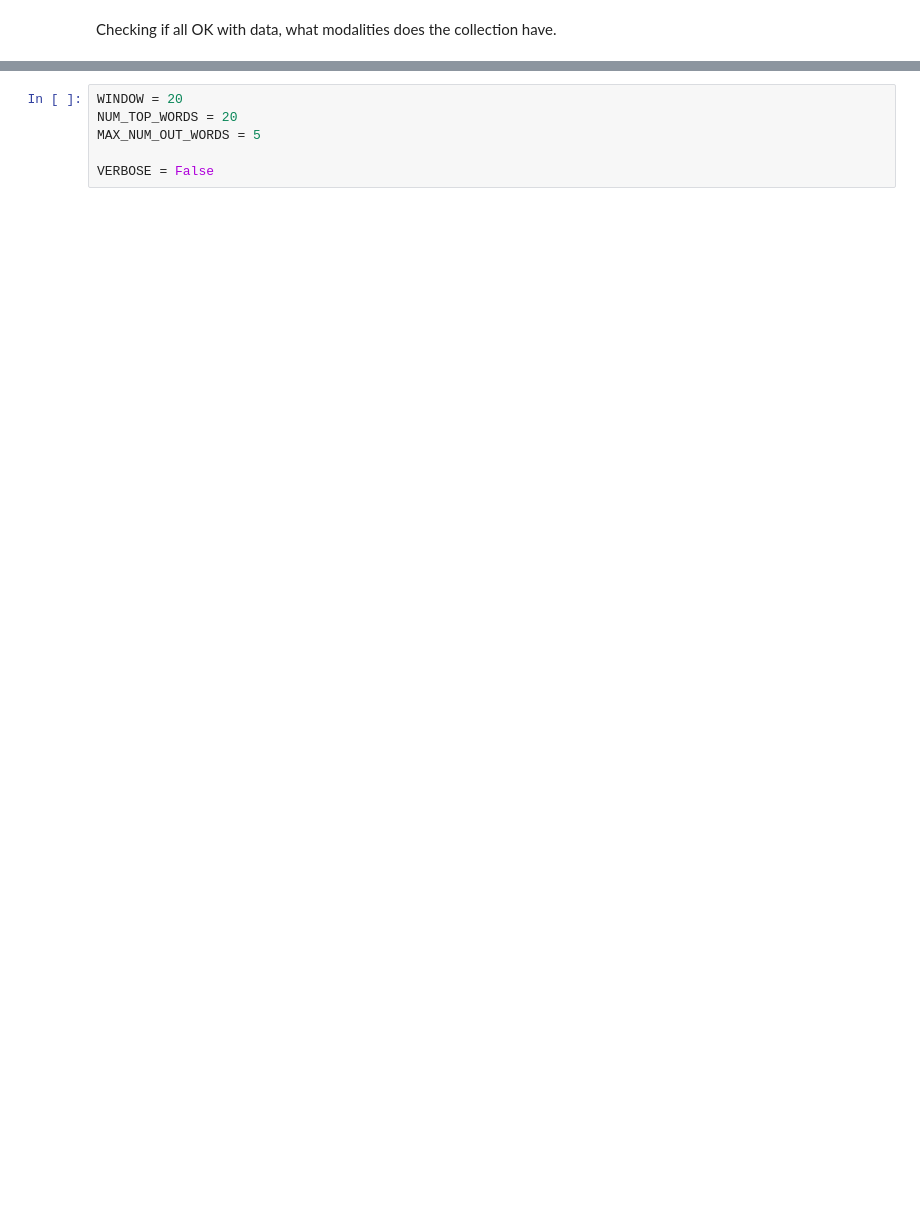
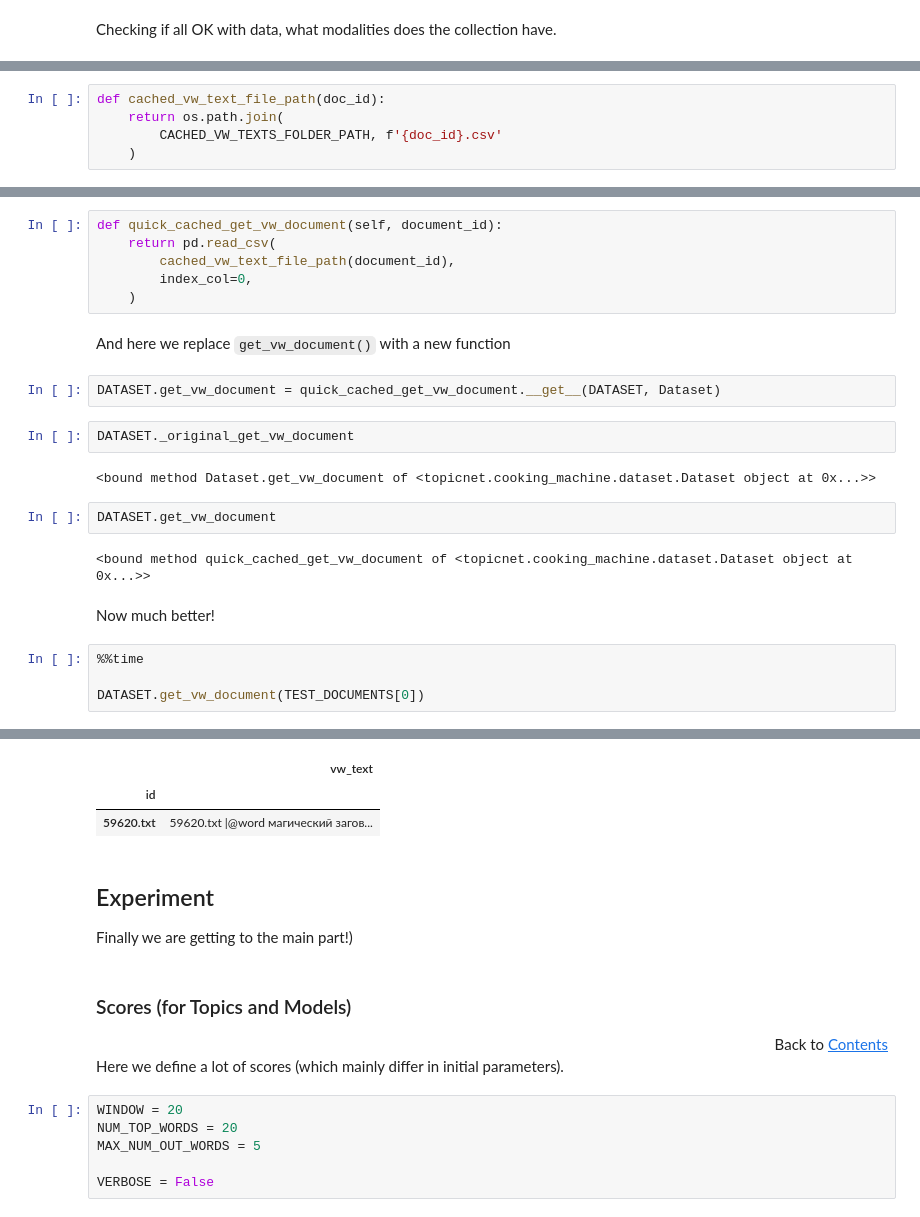
Before and after one commit to machine-intelligence-laboratory/OptimalNumberOfTopics, a Jupyter notebook: demos/TopicBank-Experiment-BankCreation.ipynb, the cells around one changed output, grey strips where cells are left out. Saved outputs shown, nothing was run; the diff lists cells and outputs as text; blank space fills up the shorter version.

```diff
--- a/demos/TopicBank-Experiment-BankCreation.ipynb
+++ b/demos/TopicBank-Experiment-BankCreation.ipynb
@@ -424,0 +705,5 @@ set(old_test_documents).intersection(set(test_documents))
+# %%
+def cached_vw_text_file_path(doc_id):
+    return os.path.join(
+        CACHED_VW_TEXTS_FOLDER_PATH, f'{doc_id}.csv'
+    )
@@ -424,0 +721,25 @@ set(old_test_documents).intersection(set(test_documents))
+# %%
+def quick_cached_get_vw_document(self, document_id):
+    return pd.read_csv(
+        cached_vw_text_file_path(document_id),
+        index_col=0,
+    )
+# %% [markdown]
+And here we replace `get_vw_document()` with a new function
+# %%
+DATASET.get_vw_document = quick_cached_get_vw_document.__get__(DATASET, Dataset)
+# %%
+DATASET._original_get_vw_document
+# %% [output]
+<bound method Dataset.get_vw_document of <topicnet.cooking_machine.dataset.Dataset object at 0x...>>
+# %%
+DATASET.get_vw_document
+# %% [output]
+<bound method quick_cached_get_vw_document of <topicnet.cooking_machine.dataset.Dataset object at 0x...>>
+# %% [markdown]
+Now much better!
+# %%
+%%time
+
+DATASET.get_vw_document(TEST_DOCUMENTS[0])
+# %% [output]
@@ -425,3 +748,16 @@ set(old_test_documents).intersection(set(test_documents))
+|  | vw_text |
+| id |  |
+| 59620.txt | 59620.txt |@word магический загов... |
+# %% [markdown]
+## Experiment<a id="experiment"></a>
+
+Finally we are getting to the main part!)
+# %% [markdown]
+### Scores (for Topics and Models)<a id="scores"></a>
+
+<div style="text-align: right">Back to <a href=#contents>Contents</a></div>
+
+Here we define a lot of scores (which mainly differ in initial parameters).
 # %%
 WINDOW = 20
 NUM_TOP_WORDS = 20
```
Also changed, not shown: parts of 327 cells of this notebook.
